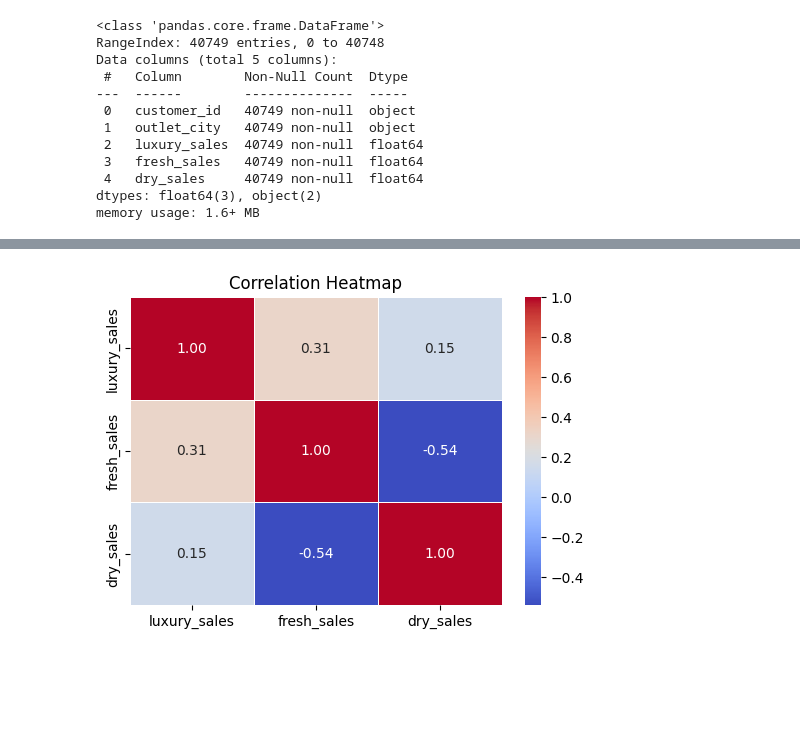
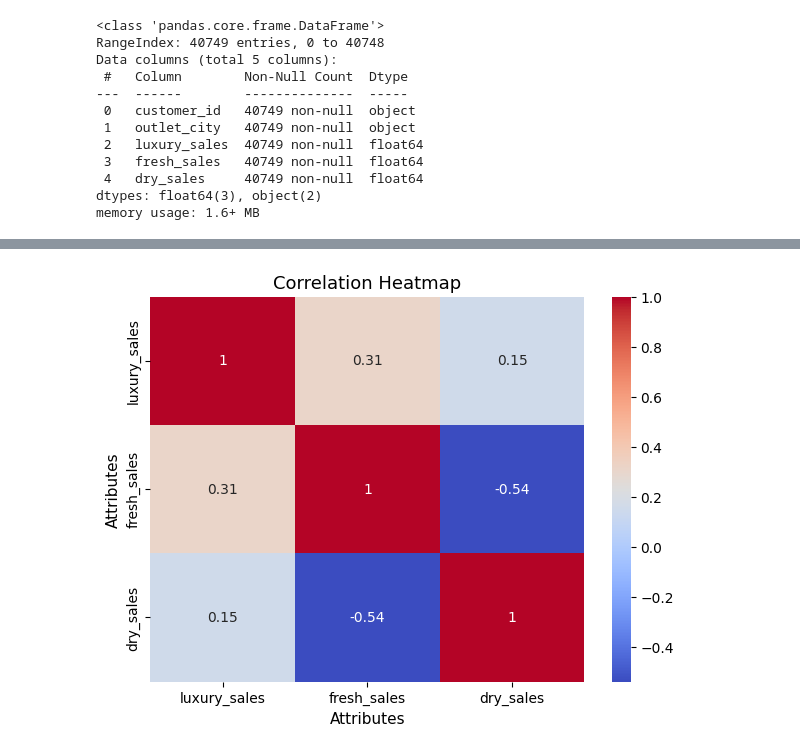
Before and after one commit to Krishnadayal/Data-Science-Project-Lifecycle, a Jupyter notebook: finalised_test.ipynb, the cells around one changed output, grey strips where cells are left out. Saved outputs shown, nothing was run; the diff lists cells and outputs as text; code cells hidden in the pictures; blank space fills up the shorter version.

```diff
--- a/finalised_test.ipynb
+++ b/finalised_test.ipynb
@@ -450,3 +450,6 @@ kj_test.head(2)
 |  | customer_id | outlet_city | luxury_sales | fresh_sales | dry_sales |
 | 0 | 33574 | batticaloa | 2686.50 | 3582.00 | 12537.00 |
 | 1 | 10089 | batticaloa | 1717.56 | 2576.34 | 9446.58 |
+# %%
+kj_test.drop(["customer_id"], axis = 1, inplace = True)
+kj_test.head()
@@ -582,7 +554,11 @@ dry_sales         0.152964    -0.538506   1.000000
 # %%
-plt.figure(figsize=(6, 4))
-sns.heatmap(correlation, annot=True, cmap='coolwarm', fmt='.2f', linewidths=0.5)
-plt.title('Correlation Heatmap')
+correlation = kj_test.select_dtypes(include = np.number).corr()
+
+plt.figure(figsize = [7,5])
+sns.heatmap(correlation, annot = True, cmap = "coolwarm")
+plt.xlabel("Attributes", fontsize = 11)
+plt.ylabel("Attributes", fontsize = 11)
+plt.title("Correlation Heatmap", fontsize = 13)
 plt.show()
 # %% [output]
-[figure, old version]
+[figure, new version]
```
Also changed, not shown: parts of 11 cells of this notebook.
